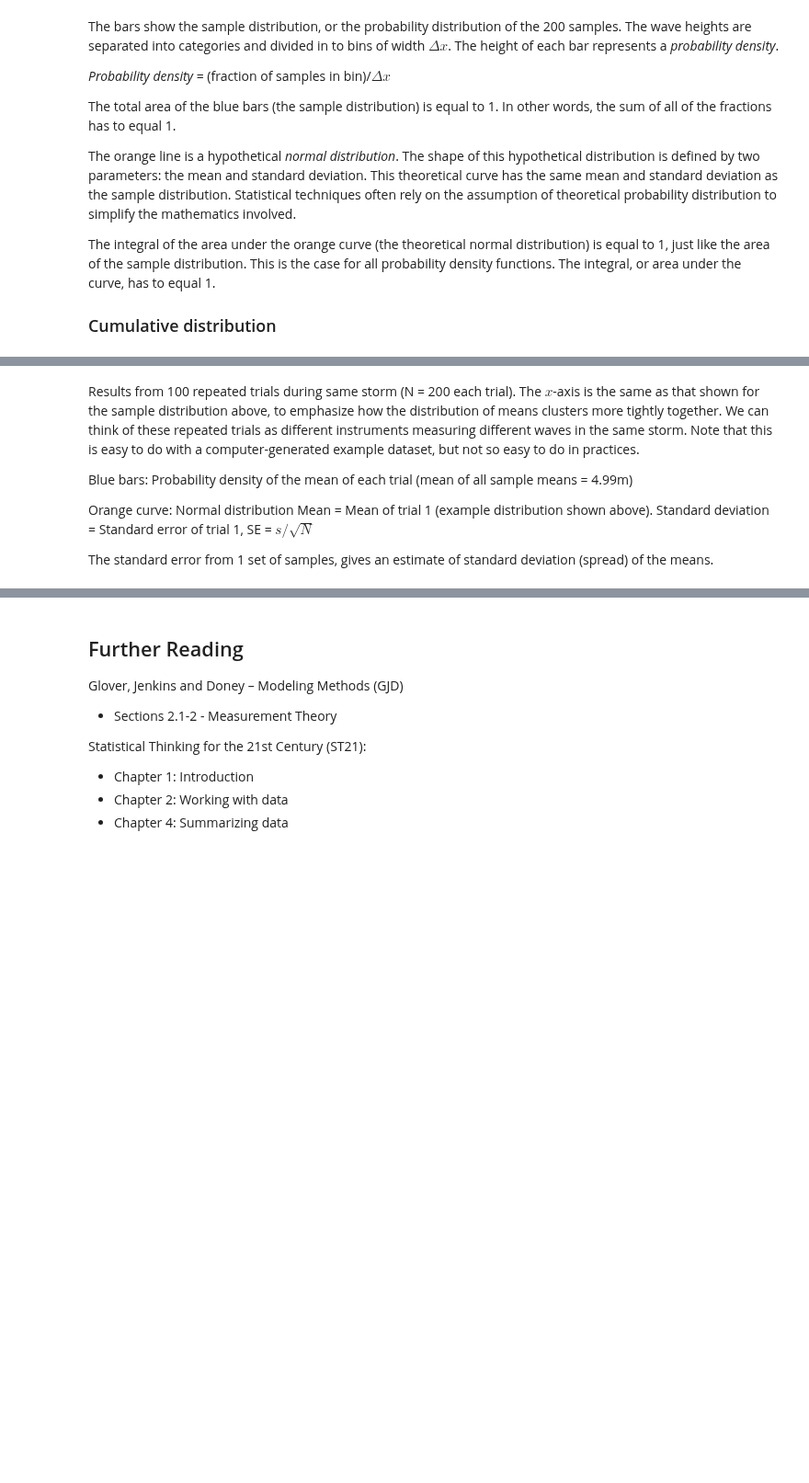
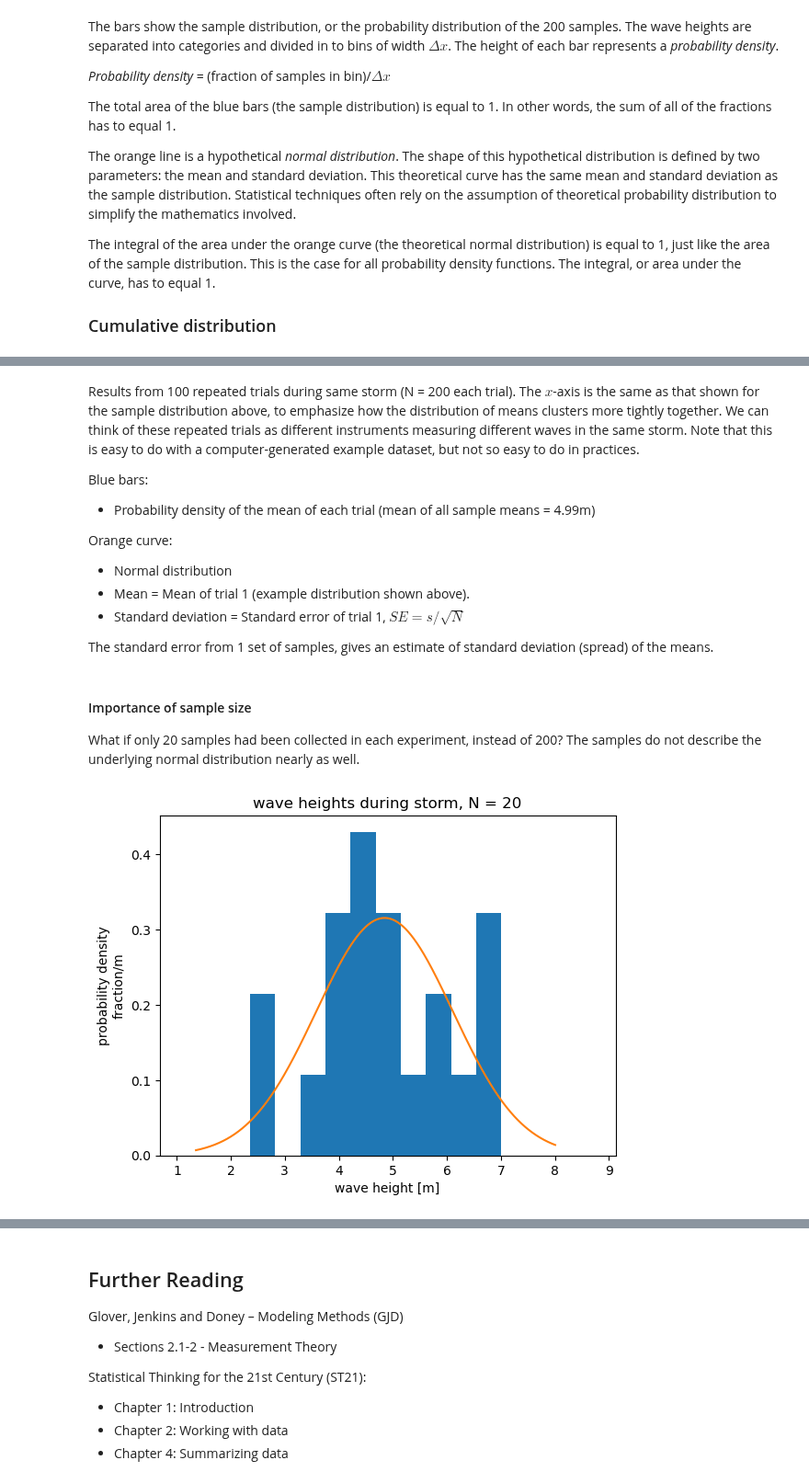
Before and after one commit to tompc35/data_marine_science, a Jupyter notebook: 2-01-introduction.ipynb, the cells around one changed output, grey strips where cells are left out. Shown at 92% size. Cells and saved outputs as stored; diff of their text form; code cells hidden in the pictures; blank space fills up the shorter version.

```diff
--- a/2-01-introduction.ipynb
+++ b/2-01-introduction.ipynb
@@ -155,11 +155,29 @@ plt.ylabel('probability density\nfraction/m');
 Results from 100 repeated trials during same storm (N = 200 each trial). The $x$-axis is the same as that shown for the sample distribution above, to emphasize how the distribution of means clusters more tightly together. We can think of these repeated trials as different instruments measuring different waves in the same storm. Note that this is easy to do with a computer-generated example dataset, but not so easy to do in practices.
 
 Blue bars:
-Probability density of the mean of each trial (mean of all sample means = 4.99m)
+- Probability density of the mean of each trial (mean of all sample means = 4.99m)
 
 Orange curve:
-Normal distribution
-Mean = Mean of trial 1 (example distribution shown above).
-Standard deviation = Standard error of trial 1, SE = $s/\sqrt{N}$
+- Normal distribution
+- Mean = Mean of trial 1 (example distribution shown above).
+- Standard deviation = Standard error of trial 1, $SE = s/\sqrt{N}$
 
 The standard error from 1 set of samples, gives an estimate of standard deviation (spread) of the means.
+# %% [markdown]
+#### Importance of sample size
+
+What if only 20 samples had been collected in each experiment, instead of 200? The samples do not describe the underlying normal distribution nearly as well.
+# %%
+np.random.seed(1)
+data = np.random.normal(5,scale=1.15,size=20)
+
+x = np.linspace(min(data)-1, max(data)+1, 1000)
+
+plt.hist(data,bins=10,density=True)
+plt.plot(x, stats.norm.pdf(x, np.mean(data), np.std(data)))
+plt.title('wave heights during storm, N = 20')
+plt.xlabel('wave height [m]')
+plt.ylabel('probability density\nfraction/m')
+plt.xlim(xl);
+# %% [output]
+[figure, added]
```
Also changed, not shown: parts of 7 cells of this notebook, 3 other files.
